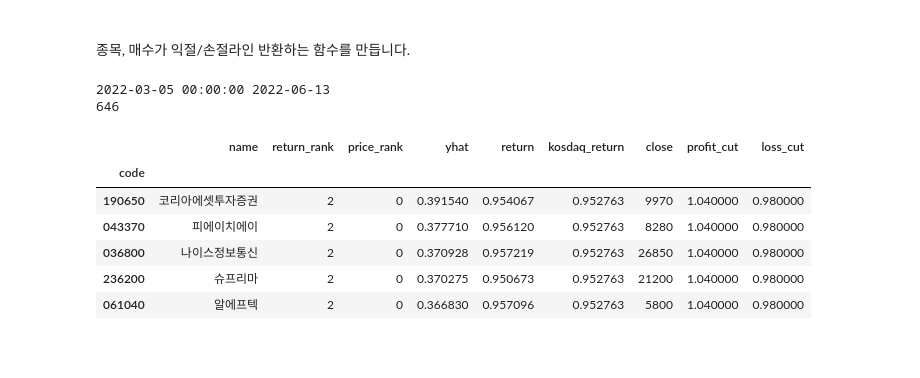
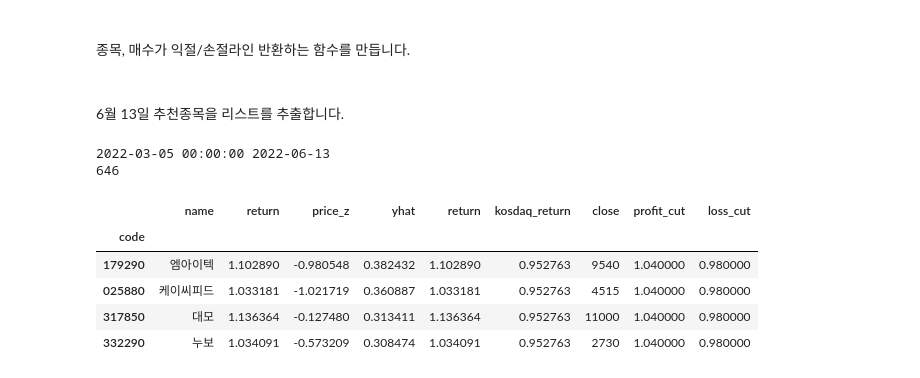
Before and after one commit to occam-KHS/JupyterBook, a Jupyter notebook: _build/jupyter_execute/chapter6/6.2.1_Profit_Loss_Sell.ipynb, the cells around one changed output. Cells and saved outputs as stored; diff of their text form; code cells hidden in the pictures; blank space fills up the shorter version.

```diff
--- a/_build/jupyter_execute/chapter6/6.2.1_Profit_Loss_Sell.ipynb
+++ b/_build/jupyter_execute/chapter6/6.2.1_Profit_Loss_Sell.ipynb
@@ -37,10 +37,7 @@ mdl_all['yhat'] = yhat
 
 tops = mdl_all[mdl_all['yhat'] > 0.3].copy()
 
-tops['return_rank']  = pd.qcut(tops['return'], q=3, labels=range(3)) # 종가 수익률
-tops['price_rank']  = pd.qcut(tops['price_z'], q=3, labels=range(3)) # 가격 변동성
-
-select_tops = tops[(tops['return_rank']==2) & (tops['price_rank']==0)]
+select_tops = tops[(tops['return'] > 1.03) & (tops['price_z'] < 0)]
 # %% [markdown]
 <br> 최저 기대 수익율과 피쳐와의 상관계수를 조사합니다. 예상하지 못햇던 사실은 5 영업일 동안 최저 기대 수익률은 종목보다는 지수 수익률과 더 상관관계가 높습니다.
 # %%
@@ -185,10 +182,7 @@ def select_stocks_sell(today_dt):
     tops = X[X['yhat'] >= 0.3].sort_values(by='yhat', ascending=False) # 스코어 0.3 이상 종목만
     print(len(tops))
 
-    tops['return_rank']  = pd.qcut(tops['return'], q=3, labels=range(3)) # 종가 수익률
-    tops['price_rank']  = pd.qcut(tops['price_z'], q=3, labels=range(3)) # 가격 변동성
-
-    select_tops = tops[(tops['return_rank']==2) & (tops['price_rank']==0)][['name','return_rank','price_rank','yhat','return', 'kosdaq_return','close']]
+    select_tops = tops[(tops['return'] > 1.03) & (tops['price_z'] < 0)][['name','return','price_z','yhat','return', 'kosdaq_return','close']]
 
     #  코스닥 지수에 따라 익절/손절 라인 변경
     cuts = select_tops['kosdaq_return'].apply(profit_loss_cut)
@@ -201,21 +195,22 @@ def select_stocks_sell(today_dt):
 
     else:
         return None
+# %% [markdown]
+<br> 6월 13일 추천종목을 리스트를 추출합니다.
 # %%
 results = select_stocks_sell('2022-06-13')
 # %% [output]
 2022-03-05 00:00:00 2022-06-13
 646
 # %%
-results.head().style.set_table_attributes('style="font-size: 12px"')
+results.head(5).style.set_table_attributes('style="font-size: 12px"')
 # %% [output]
-|  | name | return_rank | price_rank | yhat | return | kosdaq_return | close | profit_cut | loss_cut |
+|  | name | return | price_z | yhat | return | kosdaq_return | close | profit_cut | loss_cut |
 | code |  |  |  |  |  |  |  |  |  |
-| 190650 | 코리아에셋투자증권 | 2 | 0 | 0.391540 | 0.954067 | 0.952763 | 9970 | 1.040000 | 0.980000 |
-| 043370 | 피에이치에이 | 2 | 0 | 0.377710 | 0.956120 | 0.952763 | 8280 | 1.040000 | 0.980000 |
-| 036800 | 나이스정보통신 | 2 | 0 | 0.370928 | 0.957219 | 0.952763 | 26850 | 1.040000 | 0.980000 |
-| 236200 | 슈프리마 | 2 | 0 | 0.370275 | 0.950673 | 0.952763 | 21200 | 1.040000 | 0.980000 |
-| 061040 | 알에프텍 | 2 | 0 | 0.366830 | 0.957096 | 0.952763 | 5800 | 1.040000 | 0.980000 |
+| 179290 | 엠아이텍 | 1.102890 | -0.980548 | 0.382432 | 1.102890 | 0.952763 | 9540 | 1.040000 | 0.980000 |
+| 025880 | 케이씨피드 | 1.033181 | -1.021719 | 0.360887 | 1.033181 | 0.952763 | 4515 | 1.040000 | 0.980000 |
+| 317850 | 대모 | 1.136364 | -0.127480 | 0.313411 | 1.136364 | 0.952763 | 11000 | 1.040000 | 0.980000 |
+| 332290 | 누보 | 1.034091 | -0.573209 | 0.308474 | 1.034091 | 0.952763 | 2730 | 1.040000 | 0.980000 |
 # %%
 select_dict = {}
 for code in list(results.index):
```
Also changed, not shown: parts of 4 cells of this notebook, 24 other files.
